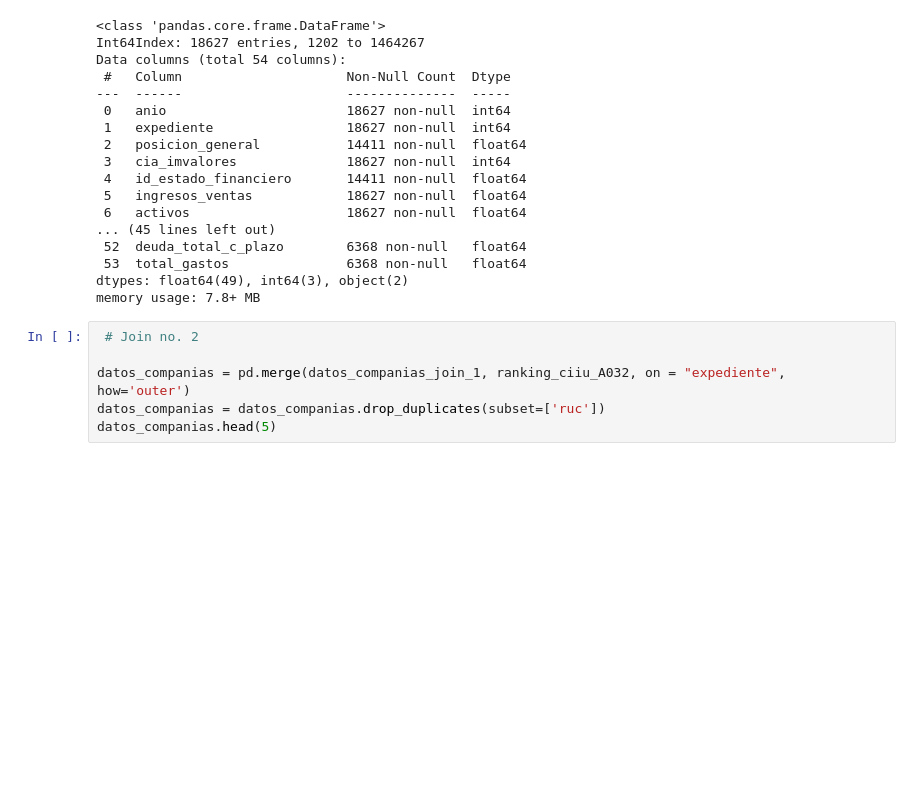
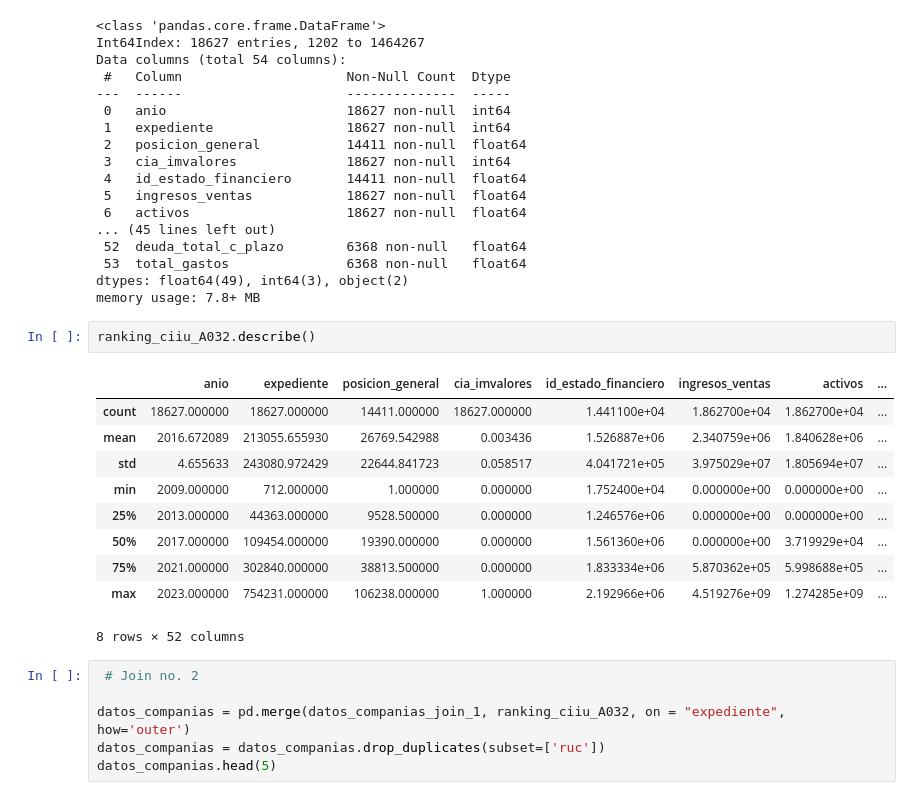
Before and after one commit to DanielPazminoV/data_science_projects, a Jupyter notebook: blue_loan_ai/blue_loan_ai.ipynb, the cells around one changed output. Saved outputs shown, nothing was run; the diff lists cells and outputs as text; blank space fills up the shorter version.

```diff
--- a/blue_loan_ai/blue_loan_ai.ipynb
+++ b/blue_loan_ai/blue_loan_ai.ipynb
@@ -418,6 +435,19 @@ Data columns (total 54 columns):
  53  total_gastos               6368 non-null   float64
 dtypes: float64(49), int64(3), object(2)
 memory usage: 7.8+ MB
+# %%
+ranking_ciiu_A032.describe()
+# %% [output]
+|  | anio | expediente | posicion_general | cia_imvalores | id_estado_financiero | ingresos_ventas | activos | ... |
+| count | 18627.000000 | 18627.000000 | 14411.000000 | 18627.000000 | 1.441100e+04 | 1.862700e+04 | 1.862700e+04 | ... |
+| mean | 2016.672089 | 213055.655930 | 26769.542988 | 0.003436 | 1.526887e+06 | 2.340759e+06 | 1.840628e+06 | ... |
+| std | 4.655633 | 243080.972429 | 22644.841723 | 0.058517 | 4.041721e+05 | 3.975029e+07 | 1.805694e+07 | ... |
+| min | 2009.000000 | 712.000000 | 1.000000 | 0.000000 | 1.752400e+04 | 0.000000e+00 | 0.000000e+00 | ... |
+| 25% | 2013.000000 | 44363.000000 | 9528.500000 | 0.000000 | 1.246576e+06 | 0.000000e+00 | 0.000000e+00 | ... |
+| 50% | 2017.000000 | 109454.000000 | 19390.000000 | 0.000000 | 1.561360e+06 | 0.000000e+00 | 3.719929e+04 | ... |
+| 75% | 2021.000000 | 302840.000000 | 38813.500000 | 0.000000 | 1.833334e+06 | 5.870362e+05 | 5.998688e+05 | ... |
+| max | 2023.000000 | 754231.000000 | 106238.000000 | 1.000000 | 2.192966e+06 | 4.519276e+09 | 1.274285e+09 | ... |
+8 rows × 52 columns
 # %%
  # Join no. 2
 
```
Also changed, not shown: parts of 45 cells of this notebook, 3 other files.
